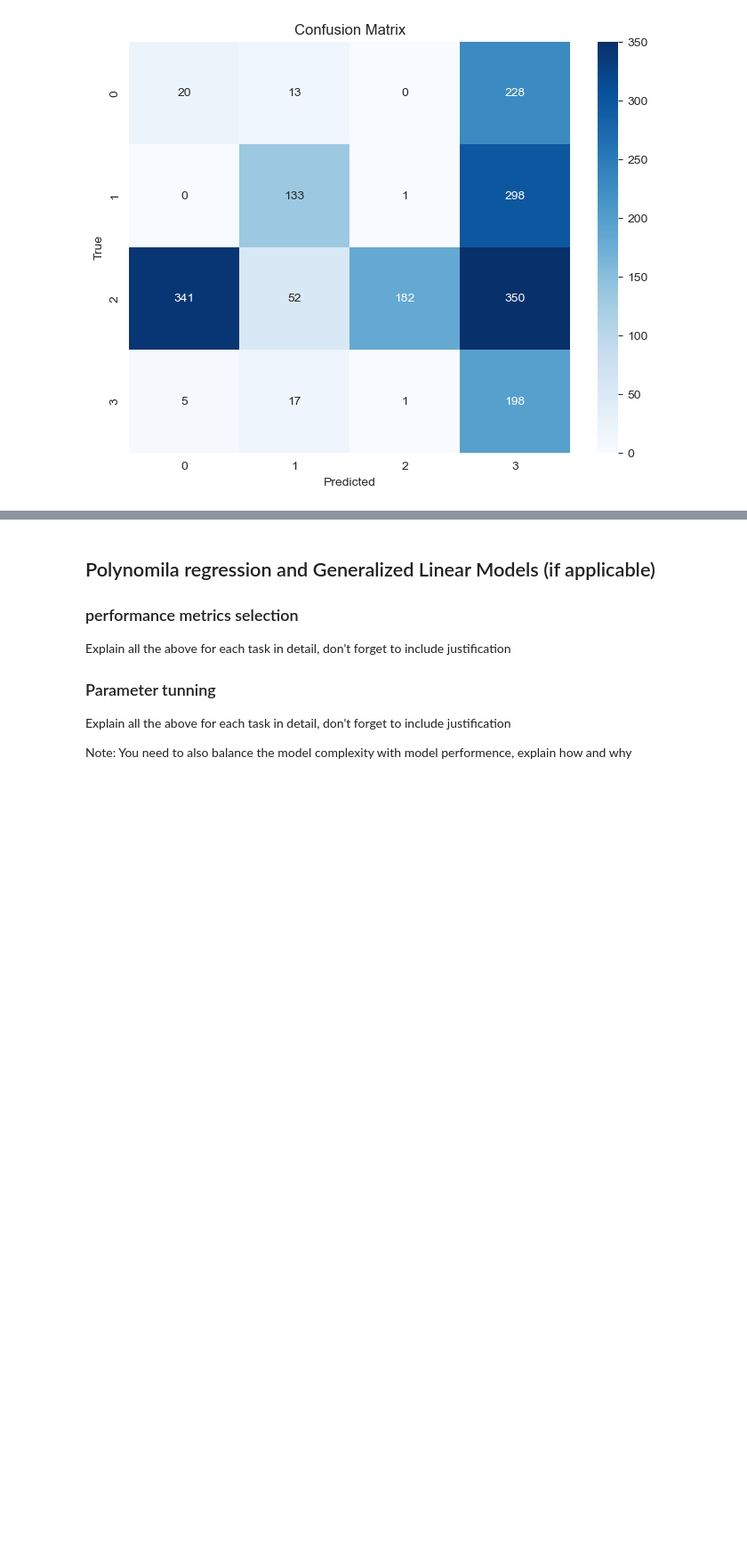
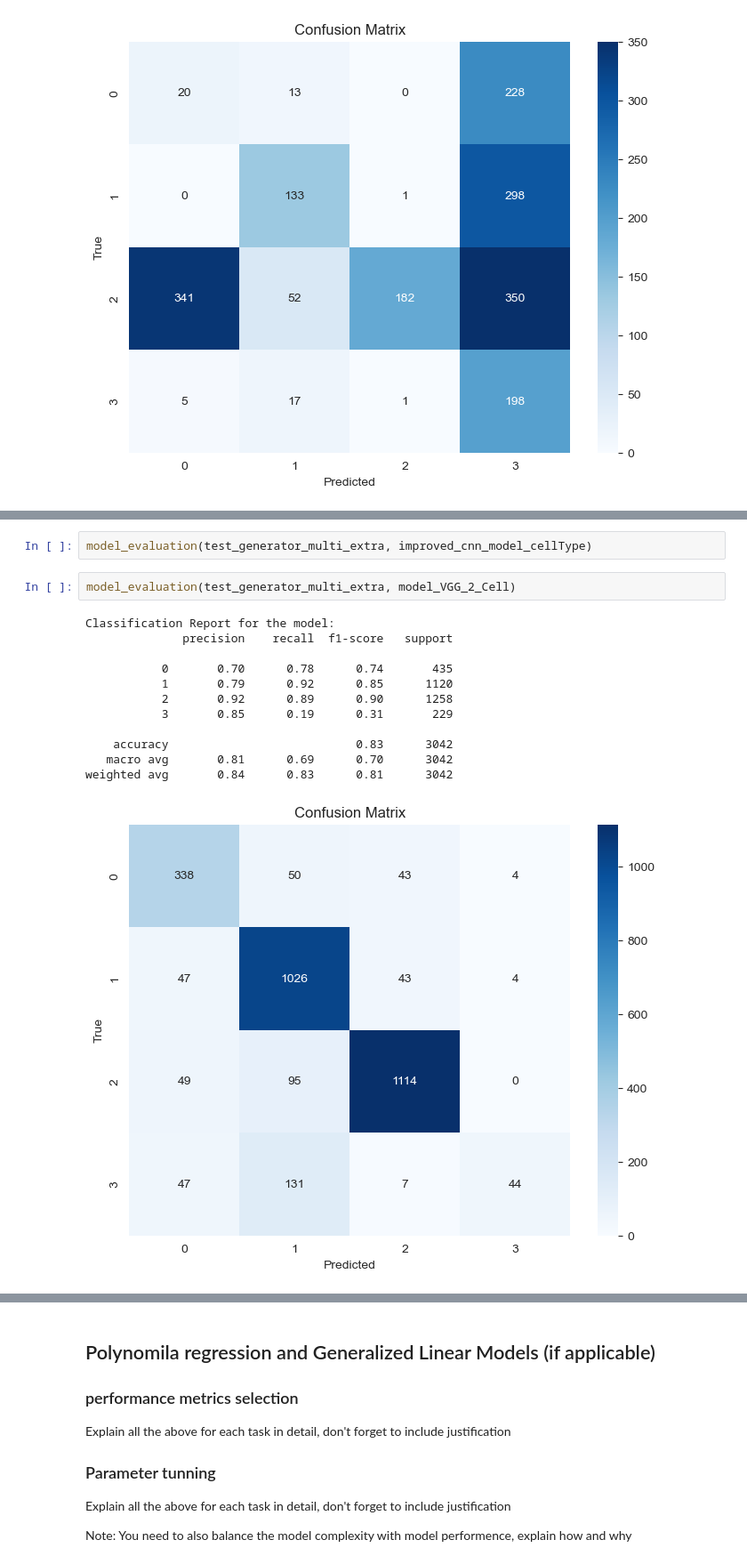
Before and after one commit to Shalini247/Image-Classification, a Jupyter notebook: s4073541_s4072225.ipynb, the cells around one changed output, grey strips where cells are left out. Shown at 89% size. Saved outputs shown, nothing was run; the diff lists cells and outputs as text; blank space fills up the shorter version.

```diff
--- a/s4073541_s4072225.ipynb
+++ b/s4073541_s4072225.ipynb
@@ -1119,0 +1449,17 @@ weighted avg       0.67      0.29      0.31      1839
+# %%
+model_evaluation(test_generator_multi_extra, improved_cnn_model_cellType)
+# %%
+model_evaluation(test_generator_multi_extra, model_VGG_2_Cell)
+# %% [output]
+Classification Report for the model:
+              precision    recall  f1-score   support
+
+           0       0.70      0.78      0.74       435
+           1       0.79      0.92      0.85      1120
+           2       0.92      0.89      0.90      1258
+           3       0.85      0.19      0.31       229
+
+    accuracy                           0.83      3042
+   macro avg       0.81      0.69      0.70      3042
+weighted avg       0.84      0.83      0.81      3042
+[figure, added]
```
Also changed, not shown: parts of 25 cells of this notebook.
